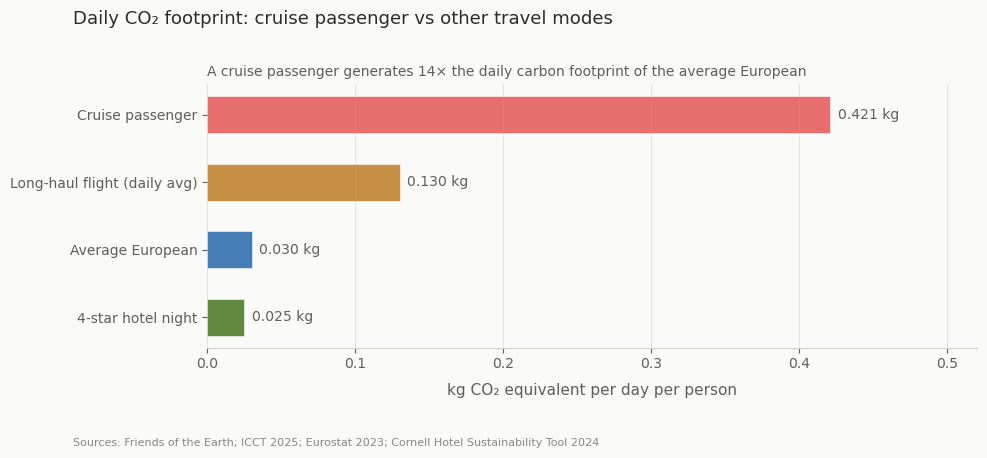
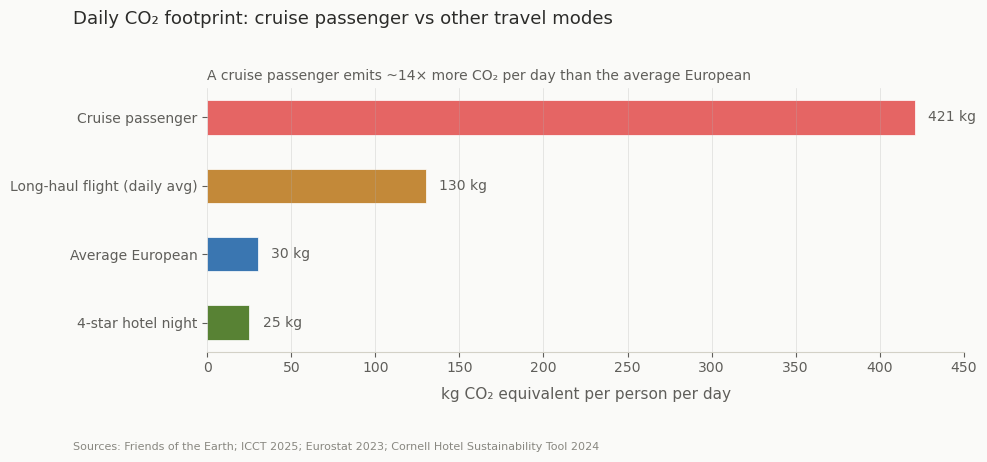
The notebook cell's code change between the first figure and the second:
--- before
+++ after
@@ -1,39 +1,97 @@
 # --- Fig 2b: Comparative daily CO2 per person ---
+
 df_daily = df_comp[df_comp.category == 'Daily kg CO2 per person'].copy()
 df_daily = df_daily.sort_values('co2_value', ascending=True)
 
-# Values in co2_value for this category are already in kg per person per day
+# Keep units in kg for clearer reading / storytelling
 df_daily['co2_kg'] = df_daily['co2_value']
 
-bar_colors_daily = [RED if 'Cruise' in e else
-                    AMBER if 'flight' in e else
-                    BLUE if 'European' in e else
-                    GREEN
-                    for e in df_daily.entity]
+# Color patterns
+bar_colors_daily = [
+    RED if 'Cruise' in e else
+    AMBER if 'flight' in e.lower() else
+    BLUE if 'European' in e else
+    GREEN
+    for e in df_daily.entity
+]
 
 fig2, ax2 = plt.subplots(figsize=(10, 4))
-bars2 = ax2.barh(df_daily.entity, df_daily.co2_kg,
-                 color=bar_colors_daily, alpha=0.8,
-                 edgecolor='white', linewidth=0.5, height=0.55)
 
+bars2 = ax2.barh(
+    df_daily.entity,
+    df_daily.co2_kg,
+    color=bar_colors_daily,
+    alpha=0.85,
+    edgecolor='white',
+    linewidth=0.6,
+    height=0.5
+)
+
+# Labels 
 for bar, val in zip(bars2, df_daily.co2_kg):
-    ax2.text(val + 0.005, bar.get_y() + bar.get_height()/2,
-             f'{val:.3f} kg', va='center', fontsize=10, color=TEXT_SEC)
+    ax2.text(
+        val + 8,
+        bar.get_y() + bar.get_height() / 2,
+        f'{val:.0f} kg',
+        va='center',
+        fontsize=10,
+        color=TEXT_SEC
+    )
 
-ax2.set_xlabel('kg CO₂ equivalent per day per person', color=TEXT_SEC, labelpad=8)
+# Axis styling
+ax2.set_xlabel(
+    'kg CO₂ equivalent per person per day',
+    color=TEXT_SEC,
+    labelpad=8
+)
+
 ax2.tick_params(colors=TEXT_SEC, labelsize=10)
-ax2.set_xlim(0, 0.52)
+
+# FIXED SCALE with date in Kg
+ax2.set_xlim(0, 450)
+
+# Minimalist spines
+for spine in ['top', 'right', 'left']:
+    ax2.spines[spine].set_visible(False)
+
 ax2.spines['bottom'].set_color(GRAY_LIGHT)
 
-fig2.suptitle('Daily CO₂ footprint: cruise passenger vs other travel modes',
-              x=0.08, y=1.01, ha='left', fontsize=13, fontweight='500', color=TEXT)
-ax2.set_title('A cruise passenger generates 14× the daily carbon footprint of the average European',
-              loc='left', fontsize=10, color=TEXT_SEC, pad=6)
-fig2.text(0.08, -0.08,
-          'Sources: Friends of the Earth; ICCT 2025; Eurostat 2023; Cornell Hotel Sustainability Tool 2024',
-          fontsize=8, color=GRAY, ha='left')
+# Titles (refined hierarchy)
+fig2.suptitle(
+    'Daily CO₂ footprint: cruise passenger vs other travel modes',
+    x=0.08,
+    y=1.02,
+    ha='left',
+    fontsize=13,
+    fontweight='500',
+    color=TEXT
+)
+
+ax2.set_title(
+    'A cruise passenger emits ~14× more CO₂ per day than the average European',
+    loc='left',
+    fontsize=10,
+    color=TEXT_SEC,
+    pad=6
+)
+
+# Source note
+fig2.text(
+    0.08,
+    -0.08,
+    'Sources: Friends of the Earth; ICCT 2025; Eurostat 2023; Cornell Hotel Sustainability Tool 2024',
+    fontsize=8,
+    color=GRAY,
+    ha='left'
+)
 
 plt.tight_layout()
-fig2.savefig(FIGURES / 'fig_emissions_comparison.png', dpi=200, bbox_inches='tight', facecolor=BG)
+fig2.savefig(
+    FIGURES / 'fig_emissions_comparison.png',
+    dpi=300,
+    bbox_inches='tight',
+    facecolor=BG
+)
+
 plt.show()
 print('Saved: figures/fig_emissions_comparison.png')

Commit: Add files via upload